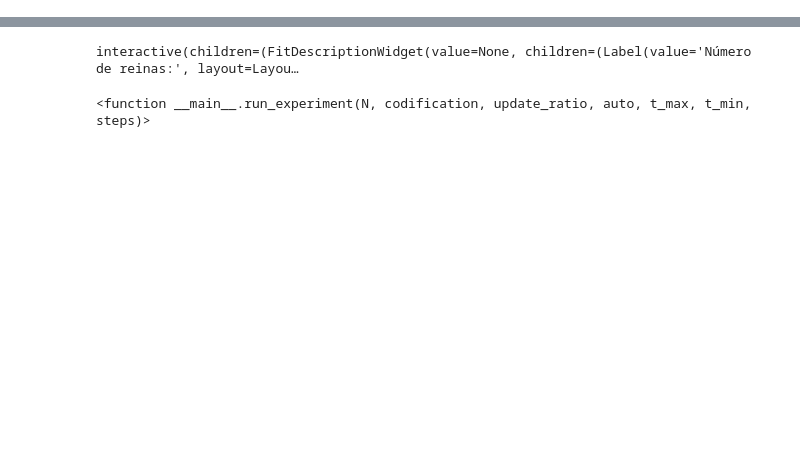
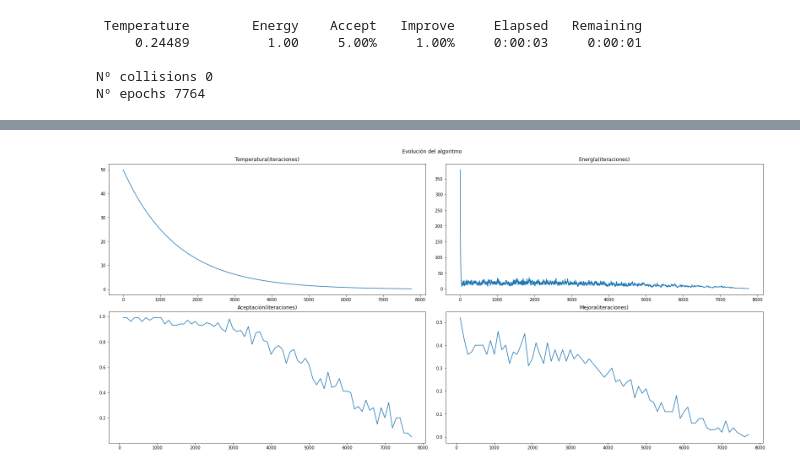
Before and after one commit to aanxel/MetodosDeSimulacion, a Jupyter notebook: Practica2/NReinas.ipynb, the cells around one changed output, grey strips where cells are left out. Drawn from its saved outputs; the diff is of its cells as text; code cells hidden in the pictures; blank space fills up the shorter version.

```diff
--- a/Practica2/NReinas.ipynb
+++ b/Practica2/NReinas.ipynb
@@ -50,11 +50,12 @@ def test_annealer_auto(Ann, N=50, update_ratio=None):
     ann.plot_evolution()
 
 # Igual que el anterior, sin estimación de parámetros
-def test_annealer(Ann, N=50, update_ratio=None, t_max=25000, t_min=2.5, steps=50000):
+def test_annealer(Ann, N=50, update_ratio=None, t_max=25000, t_min=2.5, steps=50000, L=1):
     ann = Ann(n_queens=N)
     ann.Tmax = t_max
     ann.Tmin = t_min
     ann.steps = steps
+    ann.L = L
     if update_ratio:
         ann.updates = update_ratio * ann.steps
     best_sol, best_cost = ann.anneal()
@@ -62,3 +63,11 @@ def test_annealer(Ann, N=50, update_ratio=None, t_max=25000, t_min=2.5, steps=50
     print(f'Nº epochs {ann.epochs}')
     display_board(best_sol)
     ann.plot_evolution()
+# %%
+test_annealer(NQueensBaseAnnealer, N=50, update_ratio=None, t_max=50, t_min=0.05, steps=10000, L=1)
+# %% [output]
+ Temperature        Energy    Accept   Improve     Elapsed   Remaining
+     0.24489          1.00     5.00%     1.00%     0:00:03     0:00:01
+
+Nº collisions 0
+Nº epochs 7764
@@ -65,3 +75,4 @@ def test_annealer(Ann, N=50, update_ratio=None, t_max=25000, t_min=2.5, steps=50
+[figure, added]
 # %%
 from NReinas import NQueensBaseAnnealer, Alt1NQueensBaseAnnealer, Alt2NQueensBaseAnnealer
 
@@ -154,6 +165,3 @@ interact_manual(
     t_min=t_min_opt,
     steps=steps_opt
 )
-# %% [output]
-interactive(children=(FitDescriptionWidget(value=None, children=(Label(value='Número de reinas:', layout=Layou…
-<function __main__.run_experiment(N, codification, update_ratio, auto, t_max, t_min, steps)>
```
Also changed, not shown: parts of 1 cell of this notebook, 1 other file.
